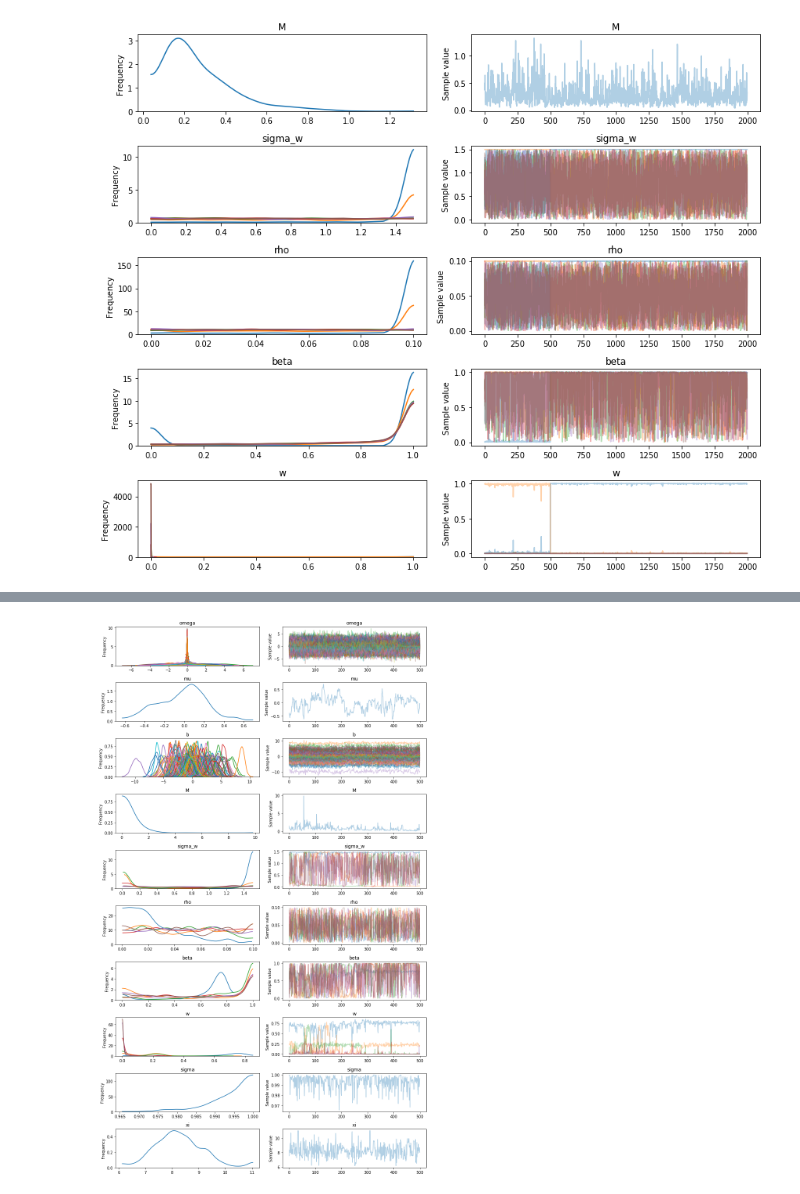
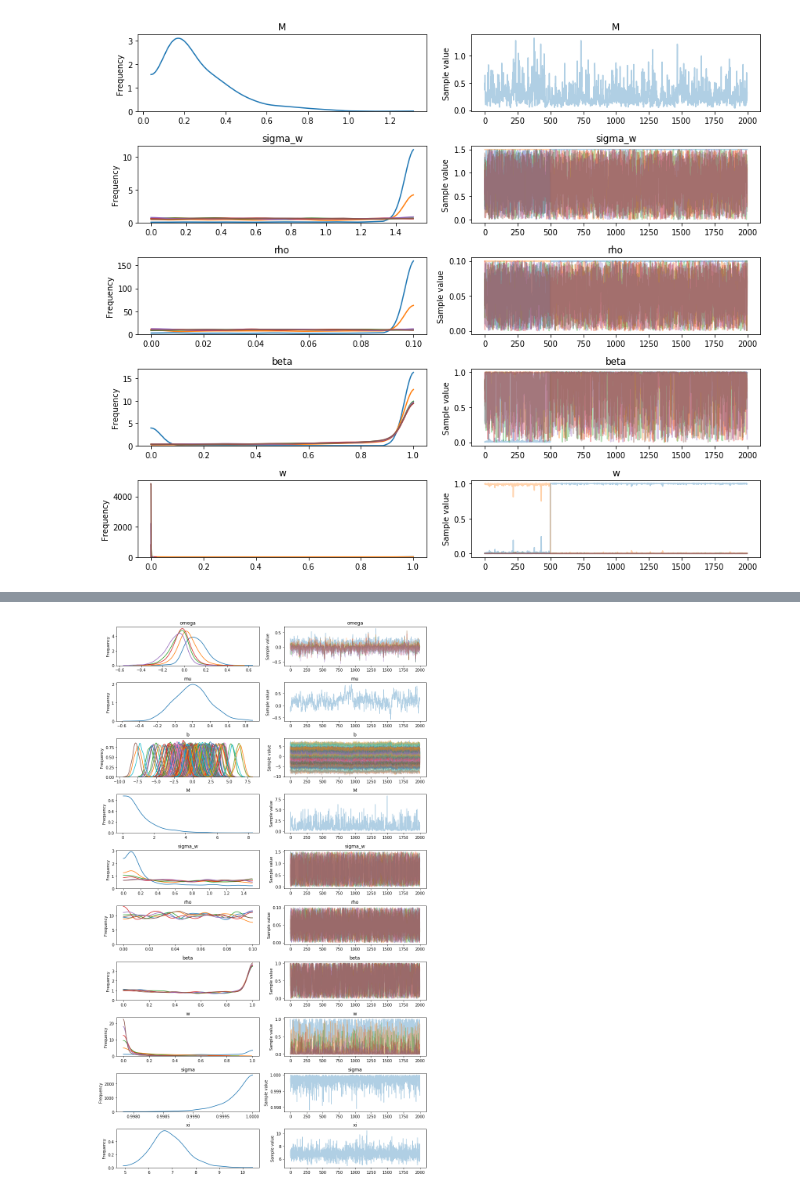
Before and after one commit to junpenglao/Planet_Sakaar_Data_Science, a Jupyter notebook: PyM3QnA/discourse_1017.ipynb, the cells around one changed output, grey strips where cells are left out. Drawn from its saved outputs; the diff is of its cells as text; code cells hidden in the pictures.

Commit message:
Multivariate latent mixture update

```diff
--- a/PyM3QnA/discourse_1017.ipynb
+++ b/PyM3QnA/discourse_1017.ipynb
@@ -134,7 +134,8 @@ with pm.Model() as model:
                 mu=mu0, cov=sigma_w[i]**2 * tt.pow(rho[i], H0)))
 
     # n dimensional random variable omega obeys a multicomponent mixture distribution
-    omega = pm.Mixture('omega', w, compdist, shape=dataSet1.shape)
+    # omega = pm.Mixture('omega', w, compdist, shape=dataSet1.shape)
+    omega = pm.Mixture('omega', w, compdist, shape=(1, n))
 
     mu = pm.Normal('mu', mu=0.0, sd=1.0)
     sigma = pm.Uniform('sigma', 0.0, 1.0)
@@ -148,6 +149,6 @@ with pm.Model() as model:
         observed=dataSet1)  #y_i~N(mu=(mu+b_i)*e+omega_i,cov=sigma**2*I)
 # %%
 with model:
-    trace = pm.sample(chains=1)
+    trace = pm.sample()
 # %% [output]
 Auto-assigning NUTS sampler...
@@ -167,4 +163,4 @@ INFO:pymc3:Only one chain was sampled, this makes it impossible to run some conv
 # %%
-pm.traceplot(trace);
+pm.traceplot(trace, combined=True);
 # %% [output]
-[figure, old version]
+[figure, new version]
```
Also changed, not shown: parts of 2 cells of this notebook.
